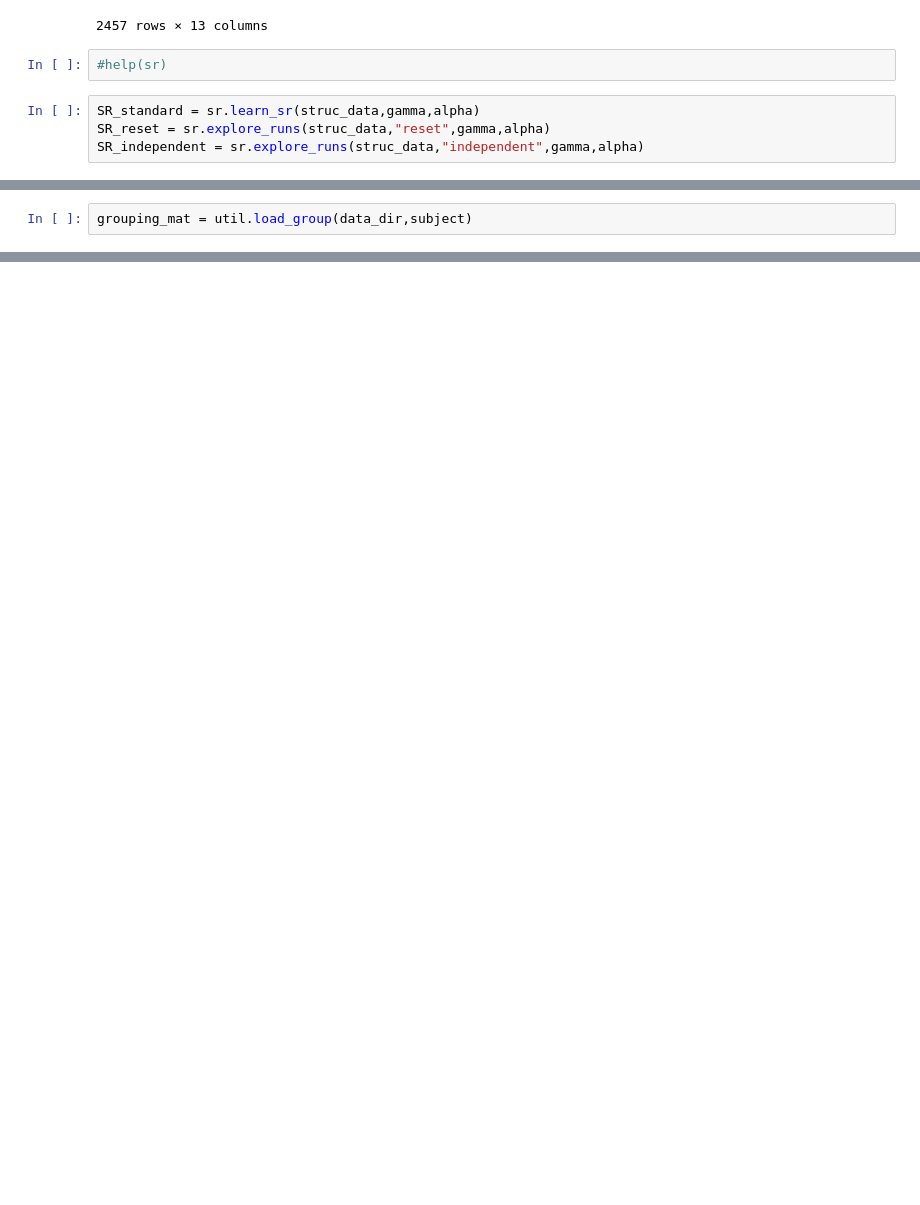
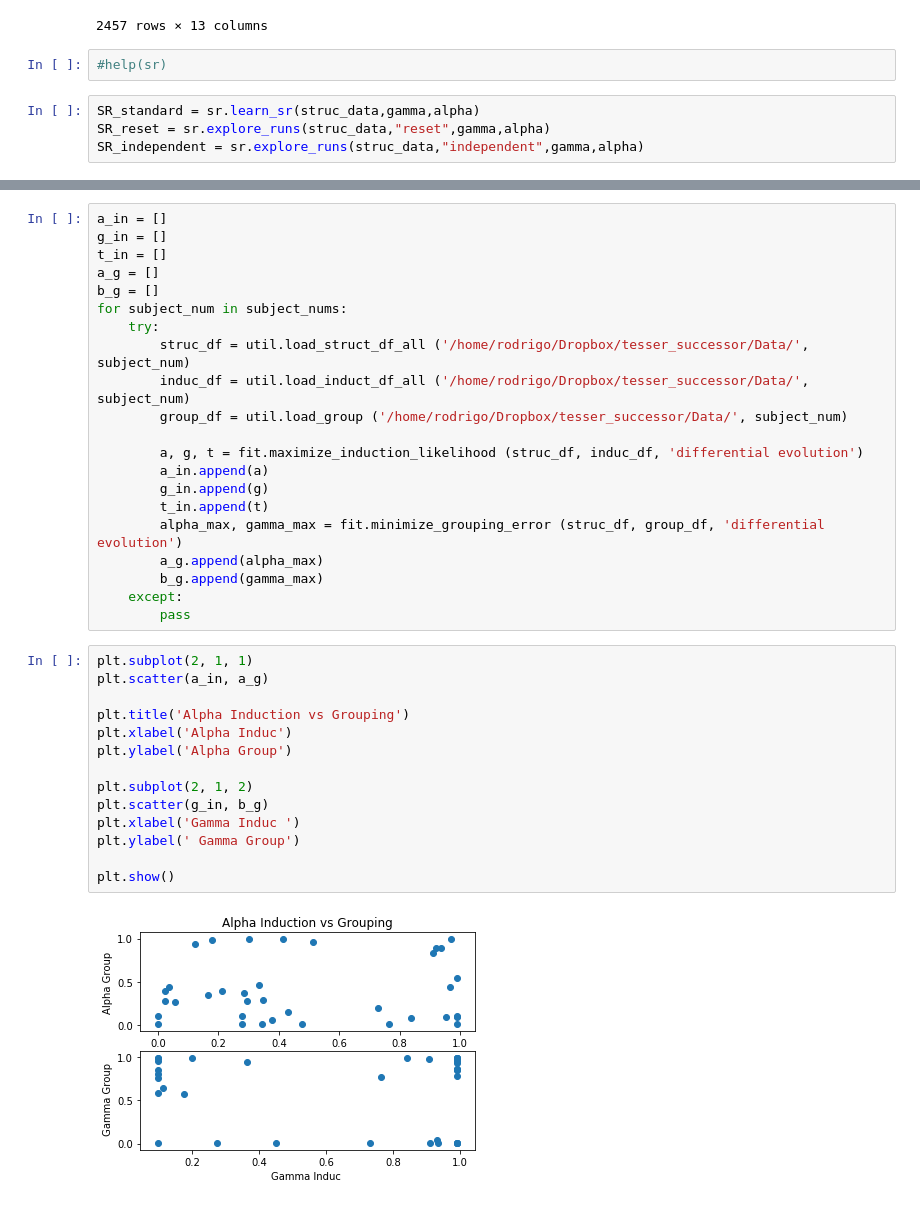
Before and after one commit to prestonlab/tesser_successor, a Jupyter notebook: rodrigo_test.ipynb, the cells around one changed output, grey strips where cells are left out. Saved outputs shown, nothing was run; the diff lists cells and outputs as text; blank space fills up the shorter version.

Commit message:
changes to adding fixed variable functions to minimized induction and grouping error.

```diff
--- a/rodrigo_test.ipynb
+++ b/rodrigo_test.ipynb
@@ -53,2 +53,0 @@ sr.plot_sr(SR_independent,subject,"independent",gamma,alpha)
-# %%
-grouping_mat = util.load_group(data_dir,subject)
@@ -68,0 +84,37 @@ fit.grouping_error(struc_data, grouping_df, 1.0000008371928237, 6.94759595799074
+# %%
+a_in = []
+g_in = []
+t_in = []
+a_g = []
+b_g = []
+for subject_num in subject_nums:
+    try:
+        struc_df = util.load_struct_df_all ('/home/rodrigo/Dropbox/tesser_successor/Data/', subject_num)
+        induc_df = util.load_induct_df_all ('/home/rodrigo/Dropbox/tesser_successor/Data/', subject_num)
+        group_df = util.load_group ('/home/rodrigo/Dropbox/tesser_successor/Data/', subject_num)
+
+        a, g, t = fit.maximize_induction_likelihood (struc_df, induc_df, 'differential evolution')
+        a_in.append(a)
+        g_in.append(g)
+        t_in.append(t)
+        alpha_max, gamma_max = fit.minimize_grouping_error (struc_df, group_df, 'differential evolution')
+        a_g.append(alpha_max)
+        b_g.append(gamma_max)
+    except:
+        pass
+# %%
+plt.subplot(2, 1, 1)
+plt.scatter(a_in, a_g)
+
+plt.title('Alpha Induction vs Grouping')
+plt.xlabel('Alpha Induc')
+plt.ylabel('Alpha Group')
+
+plt.subplot(2, 1, 2)
+plt.scatter(g_in, b_g)
+plt.xlabel('Gamma Induc ')
+plt.ylabel(' Gamma Group')
+
+plt.show()
+# %% [output]
+[figure, added]
```
Also changed, not shown: parts of 19 cells of this notebook, 1 other file.
